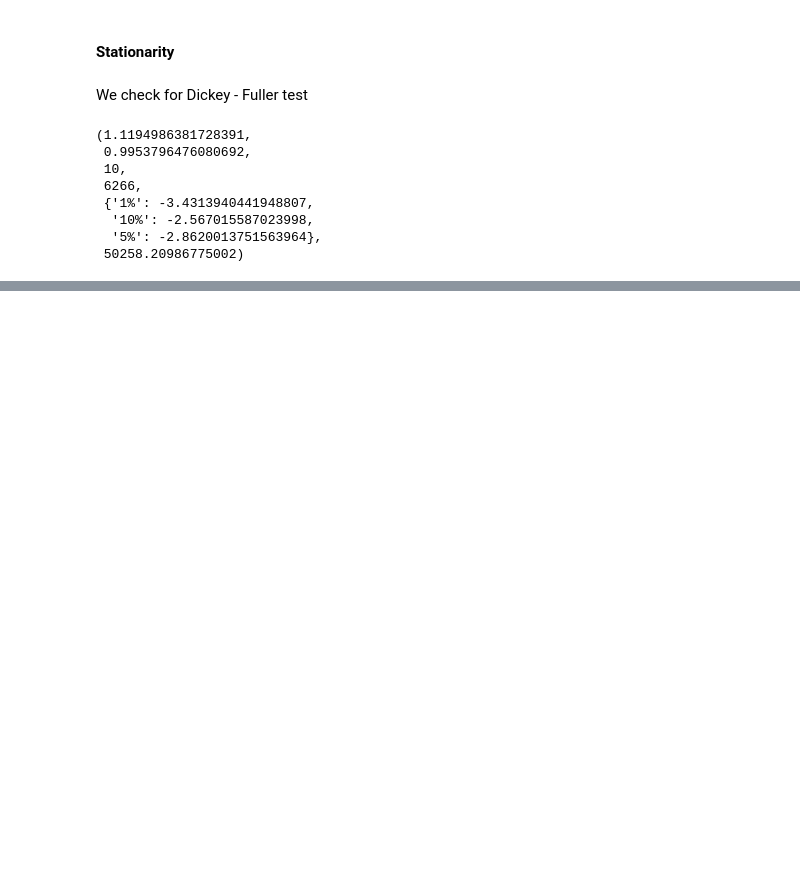
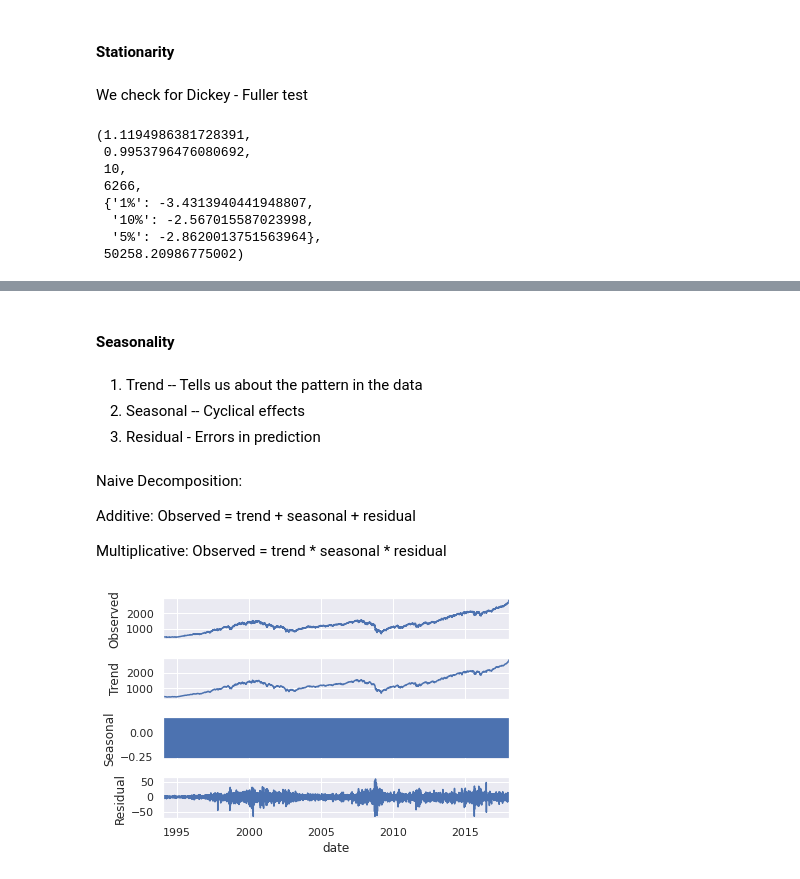
Before and after one commit to ajmal017/Time-Series-Modeling, a Jupyter notebook: 3_Working_with_Time_Series.ipynb, the cells around one changed output, grey strips where cells are left out. Drawn from its saved outputs; the diff is of its cells as text; code cells hidden in the pictures; blank space fills up the shorter version.

```diff
--- a/3_Working_with_Time_Series.ipynb
+++ b/3_Working_with_Time_Series.ipynb
@@ -451,0 +453,20 @@ sts.adfuller(df.wn)
+# %% [markdown]
+#### Seasonality
+# %% [markdown]
+1. Trend -- Tells us about the pattern in the data
+2. Seasonal -- Cyclical effects
+3. Residual - Errors in prediction
+# %% [markdown]
+Naive Decomposition:
+
+Additive: Observed = trend + seasonal + residual
+
+Multiplicative: Observed = trend * seasonal * residual
+# %%
+# Additive
+
+s_dec_additive = seasonal_decompose(df.market_value, model = "additive")
+s_dec_additive.plot()
+plt.show()
+# %% [output]
+[figure, added]
```
Also changed, not shown: parts of 15 cells of this notebook.
